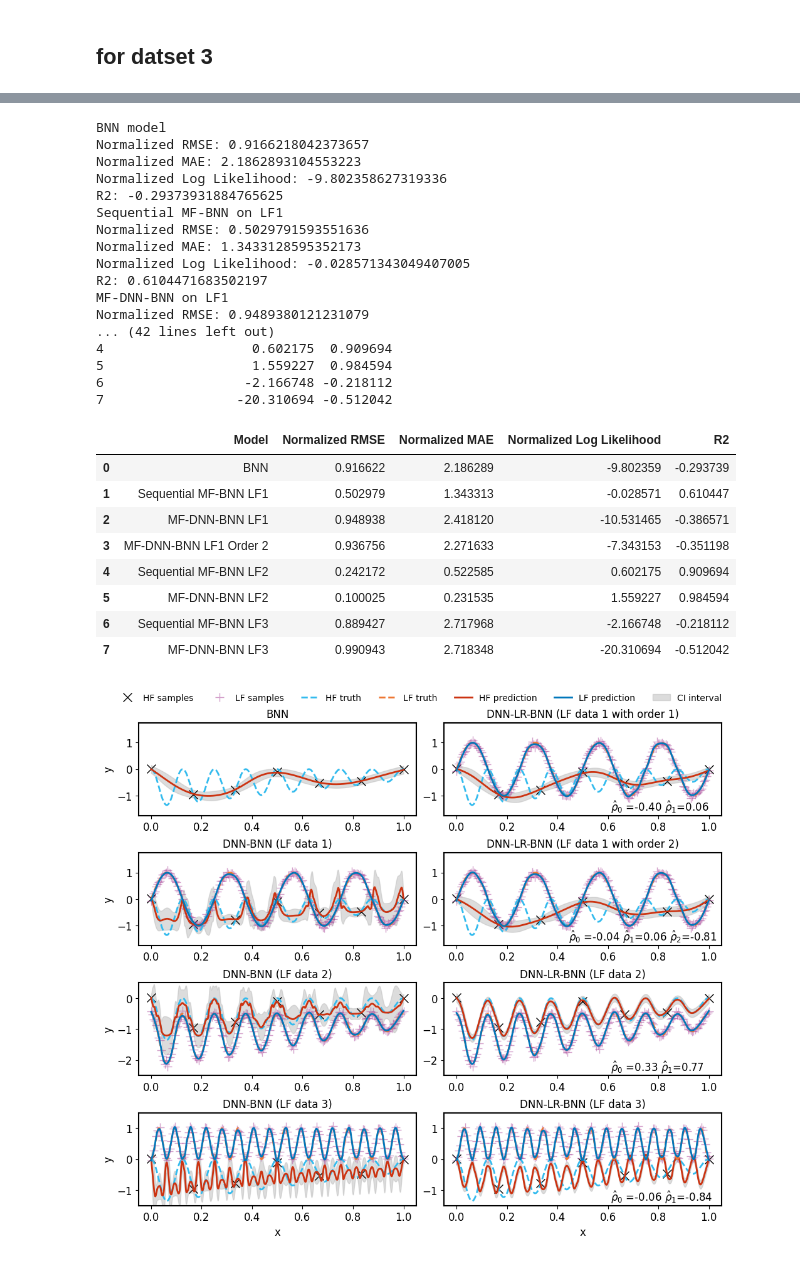
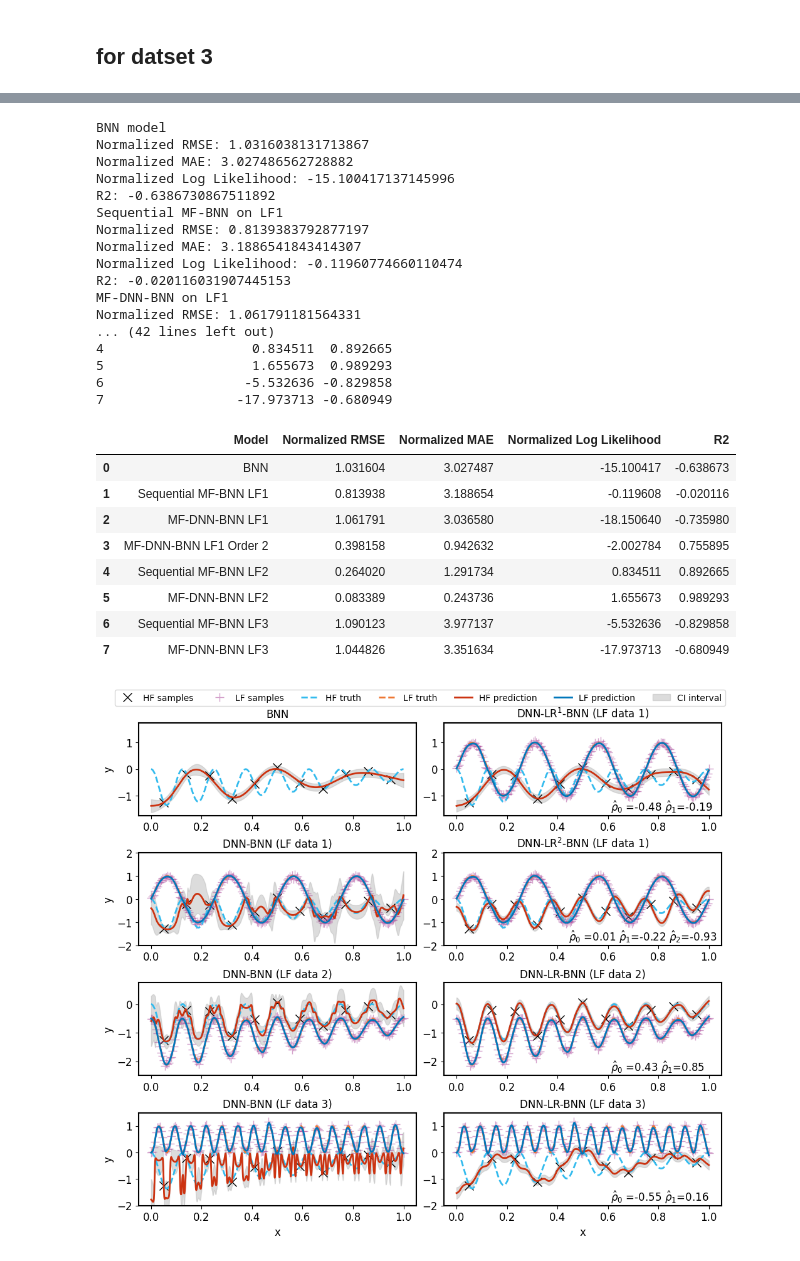
Before and after one commit to bessagroup/mfbml, a Jupyter notebook: studies/bnn_illustrative_examples/mf_dnn_bnn_few_samples/mf_dnn_bnn_showcase.ipynb, the cells around one changed output, grey strips where cells are left out. Cells and saved outputs as stored; diff of their text form; code cells hidden in the pictures.

```diff
--- a/studies/bnn_illustrative_examples/mf_dnn_bnn_few_samples/mf_dnn_bnn_showcase.ipynb
+++ b/studies/bnn_illustrative_examples/mf_dnn_bnn_few_samples/mf_dnn_bnn_showcase.ipynb
@@ -28,7 +28,7 @@ func = MengCase1(noise_std=0.0)
 # generate samples (21 HF samples, 201 LF samples)
 lf_samples = torch.linspace(0, 1, 201).reshape(-1, 1)
 # hf_samples = lf_samples[::10]  # sample every 5 points
-hf_samples = torch.linspace(0, 1, 11).reshape(-1, 1)
+hf_samples = torch.linspace(0.05, 0.95, 11).reshape(-1, 1)
 # add the end points
 # hf_samples = torch.cat(
 #     [torch.tensor([[0.0]]), hf_samples, torch.tensor([[0.93]]), torch.tensor([[0.975,]]), torch.tensor([[1.0]])], dim=0)
@@ -110,7 +110,7 @@ lf_configure = {
 # create the configuration of the high-fidelity model
 hf_parallel_configure = {
     "in_features": 1,
-    "hidden_features": [40, 40],
+    "hidden_features": [50, 50],
     "out_features": 1,
     "activation": "Tanh",
     "lr": 0.001,
@@ -119,7 +119,7 @@ hf_parallel_configure = {
 #
 hf_sequential_configure = {
     "in_features": 2,
-    "hidden_features": [40, 40],
+    "hidden_features": [50, 50],
     "out_features": 1,
     "activation": "Tanh",
     "lr": 0.001,
@@ -373,7 +370,7 @@ mfdnnbnn_lf1_order_2 = MFDNNBNN(
         "hidden_features": [50, 50],
         "out_features": 1,
         "activation": "Tanh",
-        "lr": 0.01,
+        "lr": 0.001,
         "sigma": 0.05,
     },
     beta_optimize=True,
@@ -388,10 +385,10 @@ mfdnnbnn_lf1_order_2.train(
     responses=responses_lf1,
     lf_train_config=lf_train_config,
     hf_train_config={
-        "num_epochs": 30000,
+        "num_epochs": 20000,
         "sample_freq": 100,
         "print_info": True,
-        "burn_in_epochs": 20000,
+        "burn_in_epochs": 10000,
     },
 )
 # %% [output]
@@ -925,34 +937,34 @@ print(results_df)
 results_df.to_csv("results.csv", index=False)
 # %% [output]
 BNN model
-Normalized RMSE: 0.9166218042373657
-Normalized MAE: 2.1862893104553223
-Normalized Log Likelihood: -9.802358627319336
-R2: -0.29373931884765625
+Normalized RMSE: 1.0316038131713867
+Normalized MAE: 3.027486562728882
+Normalized Log Likelihood: -15.100417137145996
+R2: -0.6386730867511892
 Sequential MF-BNN on LF1
-Normalized RMSE: 0.5029791593551636
-Normalized MAE: 1.3433128595352173
-Normalized Log Likelihood: -0.028571343049407005
-R2: 0.6104471683502197
+Normalized RMSE: 0.8139383792877197
+Normalized MAE: 3.1886541843414307
+Normalized Log Likelihood: -0.11960774660110474
+R2: -0.020116031907445153
 MF-DNN-BNN on LF1
-Normalized RMSE: 0.9489380121231079
+Normalized RMSE: 1.061791181564331
 ... (42 lines left out)
-4                   0.602175  0.909694
-5                   1.559227  0.984594
-6                  -2.166748 -0.218112
-7                 -20.310694 -0.512042
+4                   0.834511  0.892665
+5                   1.655673  0.989293
+6                  -5.532636 -0.829858
+7                 -17.973713 -0.680949
 # %%
 results_df
 # %% [output]
 |  | Model | Normalized RMSE | Normalized MAE | Normalized Log Likelihood | R2 |
-| 0 | BNN | 0.916622 | 2.186289 | -9.802359 | -0.293739 |
-| 1 | Sequential MF-BNN LF1 | 0.502979 | 1.343313 | -0.028571 | 0.610447 |
-| 2 | MF-DNN-BNN LF1 | 0.948938 | 2.418120 | -10.531465 | -0.386571 |
-| 3 | MF-DNN-BNN LF1 Order 2 | 0.936756 | 2.271633 | -7.343153 | -0.351198 |
-| 4 | Sequential MF-BNN LF2 | 0.242172 | 0.522585 | 0.602175 | 0.909694 |
-| 5 | MF-DNN-BNN LF2 | 0.100025 | 0.231535 | 1.559227 | 0.984594 |
-| 6 | Sequential MF-BNN LF3 | 0.889427 | 2.717968 | -2.166748 | -0.218112 |
-| 7 | MF-DNN-BNN LF3 | 0.990943 | 2.718348 | -20.310694 | -0.512042 |
+| 0 | BNN | 1.031604 | 3.027487 | -15.100417 | -0.638673 |
+| 1 | Sequential MF-BNN LF1 | 0.813938 | 3.188654 | -0.119608 | -0.020116 |
+| 2 | MF-DNN-BNN LF1 | 1.061791 | 3.036580 | -18.150640 | -0.735980 |
+| 3 | MF-DNN-BNN LF1 Order 2 | 0.398158 | 0.942632 | -2.002784 | 0.755895 |
+| 4 | Sequential MF-BNN LF2 | 0.264020 | 1.291734 | 0.834511 | 0.892665 |
+| 5 | MF-DNN-BNN LF2 | 0.083389 | 0.243736 | 1.655673 | 0.989293 |
+| 6 | Sequential MF-BNN LF3 | 1.090123 | 3.977137 | -5.532636 | -0.829858 |
+| 7 | MF-DNN-BNN LF3 | 1.044826 | 3.351634 | -17.973713 | -0.680949 |
 # %%
 # plot the prediction of the models into one figure where the first row is the
 # prediction of bnn (with one subfigure), and the second row is the prediction of sequential mf-bnn mf-dnn-bnn on lf1 (with two subfigures)
@@ -1038,7 +1050,7 @@ axs[0, 1].fill_between(
 )
 
 # axs[0, 1].legend()
-axs[0, 1].set_title("DNN-LR-BNN (LF data 1 with order 1)")
+axs[0, 1].set_title(r"DNN-LR$^1$-BNN (LF data 1)")
 
 
 # plot the prediction of sequential mf-bnn on lf1
@@ -1146,7 +1158,7 @@ axs[1, 1].fill_between(
 )
 
 # axs[1, 1].legend()
-axs[1, 1].set_title("DNN-LR-BNN (LF data 1 with order 2)")
+axs[1, 1].set_title(r"DNN-LR$^2$-BNN (LF data 1)")
 # plot the prediction of sequential mf-bnn on lf2
 axs[2, 0].plot(hf_samples, hf_responses,
                "kx", linewidth=2,
@@ -1377,37 +1389,37 @@ for ii in range(4):
 
 for jj in range(2):
     axs[0, jj].set_ylim([-1.75, 1.75])
-    axs[1, jj].set_ylim([-1.75, 1.75])
-    axs[2, jj].set_ylim([-2.5, 0.5])
-    axs[3, jj].set_ylim([-1.5, 1.5])
+    axs[1, jj].set_ylim([-2, 2])
+    axs[2, jj].set_ylim([-2.5, 0.75])
+    axs[3, jj].set_ylim([-2, 1.5])
 # set legende for the first subfigure  and put it outside the figure
 axs[0, 1].legend(loc='upper left', bbox_to_anchor=(-1.2, 1.4), fontsize=10,
-                 frameon=False, ncol=47)
+                 frameon=True, ncol=7)
 
 # add beta values to the right subfigures
 axs[0, 1].text(0.6, 0.05, r"$ \hat \rho_0$ ={:0.2f} $\hat \rho_1$={:0.2f}" .format(
     mfdnnbnn_lf1.beta[0].item(), mfdnnbnn_lf1.beta[1].item()),
     fontsize=12,
     transform=axs[0, 1].transAxes)
 axs[1, 1].text(0.45, 0.05, r"$ \hat \rho_0$ ={:0.2f} $\hat \rho_1$={:0.2f} $\hat \rho_2$={:0.2f}" .format(
     mfdnnbnn_lf1_order_2.beta[0].item(), mfdnnbnn_lf1_order_2.beta[1].item(), mfdnnbnn_lf1_order_2.beta[2].item()),
     fontsize=12,
     transform=axs[1, 1].transAxes)
 axs[2, 1].text(0.6, 0.05, r"$ \hat \rho_0$ ={:0.2f} $\hat \rho_1$={:0.2f}" .format(
     mfdnnbnn_lf2.beta[0].item(), mfdnnbnn_lf2.beta[1].item()),
     fontsize=12,
     transform=axs[2, 1].transAxes)
 axs[3, 1].text(0.6, 0.05, r"$ \hat \rho_0$ ={:0.2f} $\hat \rho_1$={:0.2f}" .format(
     mfdnnbnn_lf3.beta[0].item(), mfdnnbnn_lf3.beta[1].item()),
     fontsize=12,
     transform=axs[3, 1].transAxes)
 
 # space of sub-figures
 plt.subplots_adjust(wspace=0.1, hspace=0.4)
 # save
 plt.savefig("mf_dnn_bnn_known_noise.pdf", bbox_inches="tight", dpi=300)
 plt.savefig("mf_dnn_bnn_known_noise.png", bbox_inches="tight", dpi=300)
 plt.savefig("mf_dnn_bnn_known_noise.svg", bbox_inches="tight", dpi=300)
 plt.show()
 # %% [output]
-[figure, old version]
+[figure, new version]
```
Also changed, not shown: parts of 21 cells of this notebook, 21 other files.
